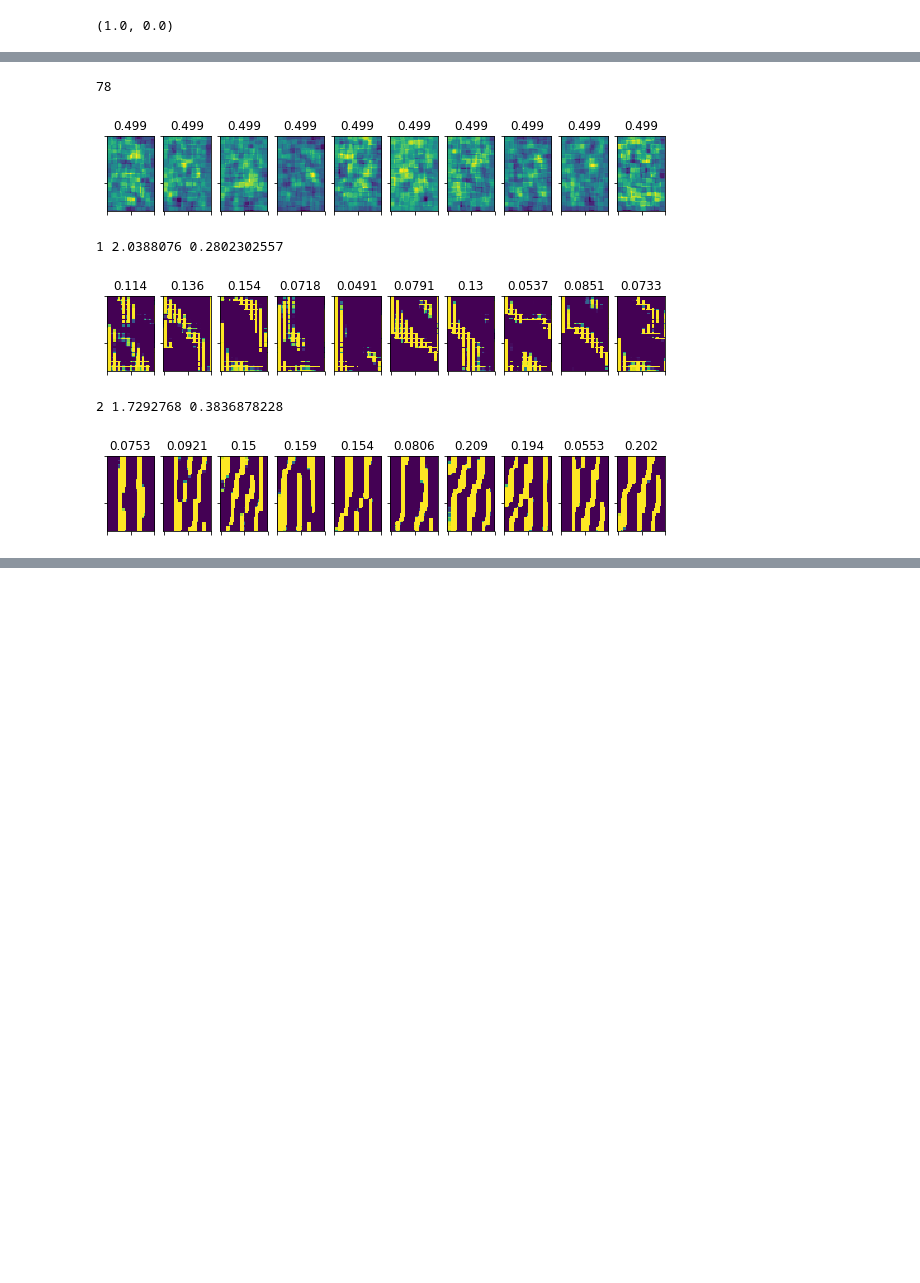
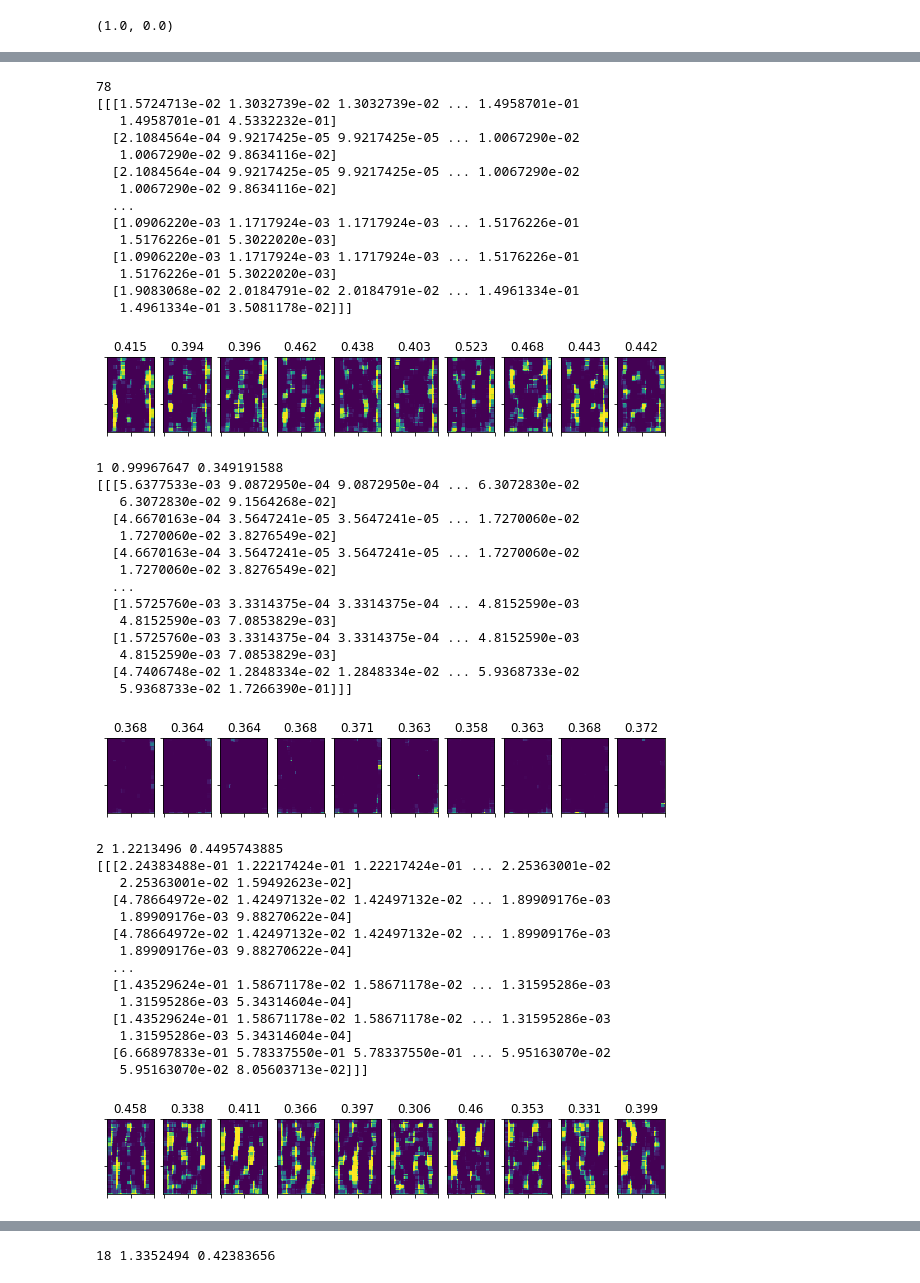
Before and after one commit to jtwhite79/box_compare, a Jupyter notebook: explore_tf_gan_cnn.ipynb, the cells around one changed output, grey strips where cells are left out. Cells and saved outputs as stored; diff of their text form; code cells hidden in the pictures; blank space fills up the shorter version.

```diff
--- a/explore_tf_gan_cnn.ipynb
+++ b/explore_tf_gan_cnn.ipynb
@@ -38,15 +40,15 @@ plt.imshow(tr_im[0,:].reshape((nrow,ncol)))
 npar = 100 #number of standard normal deviates to feed to generator input
 # %%
 #opt = tf.train.AdamOptimizer(learning_rate=0.0005,beta1=0.5)
-opt_gen = Adam(lr=0.0002,beta_1=0.5)
-opt_dis = SGD(lr= 0.0001)
+opt_gen = Adam(lr=0.00002,beta_1=0.5)
+opt_dis = SGD(lr=0.00002)
 # %%
 tr_im.max(),tr_im.min()
 # %% [output]
 (1.0, 0.0)
 # %%
 generator = Sequential()
-generator.add(Dense(100*8*5, input_shape=(npar,), kernel_initializer=initializers.RandomNormal(stddev=0.02)))
+generator.add(Dense(100*8*5, input_shape=(npar,), kernel_initializer=keras.initializers.RandomUniform(minval=-2, maxval=2.0)))
 generator.add(LeakyReLU(0.2))
 generator.add(Reshape((100, 8, 5)))
 generator.add(UpSampling2D(size=(2, 2)))
@@ -59,4 +61,4 @@ generator.add(LeakyReLU(0.2))
 generator.add(UpSampling2D(size=(5, 5)))
 generator.add(Conv2D(1, kernel_size=3, padding='same', activation='sigmoid'))
 generator.compile(loss='binary_crossentropy', optimizer=opt_gen)
-generator.summary()
+#generator.summary()
@@ -81,7 +65,7 @@ _________________________________________________________________
 # %%
 # Discriminator
 discriminator = Sequential()
-discriminator.add(Conv2D(64, kernel_size=3, strides=(2, 2), padding='same', input_shape=(1, 80, 50), kernel_initializer=initializers.RandomNormal(stddev=0.02)))
+discriminator.add(Conv2D(64, kernel_size=3, strides=(2, 2), padding='same', input_shape=(1, 80, 50), kernel_initializer=initializers.RandomNormal(mean=0.5,stddev=0.02)))
 discriminator.add(LeakyReLU(0.2))
 discriminator.add(Dropout(0.3))
 discriminator.add(Conv2D(128, kernel_size=3, strides=(2, 2), padding='same'))
@@ -96,4 +80,4 @@ discriminator.add(Dropout(0.3))
 discriminator.add(Flatten())
 discriminator.add(Dense(1, activation='sigmoid'))
 discriminator.compile(loss='binary_crossentropy', optimizer=opt_gen)
-discriminator.summary()
+#discriminator.summary()
@@ -121,7 +87,7 @@ gi = Input(shape=(npar,))
 x = generator(gi)
 go = discriminator(x)
 gan = Model(inputs=gi,outputs=go)
-gan.compile(loss="binary_crossentropy",optimizer=opt)
+gan.compile(loss="binary_crossentropy",optimizer=opt_gen)
 # %%
 
 def plot_gen():
@@ -149,38 +123,77 @@ batch_count = int(tr_im.shape[0] / batch_size)
 print(batch_count)
 plot_gen()
 plt.show()
-for e in range(1,400):
+for e in range(1,300):
     for bc in range(batch_count):
         noise = np.random.randn(batch_size,npar)
         tr_im_batch = tr_im[np.random.randint(0,tr_im.shape[0],size=batch_size)]
         gen_im = generator.predict(noise)
         tr_im_batch = np.resize(tr_im_batch,(batch_size,1,nrow,ncol))
         #print(gen_im.shape,tr_im_batch.shape)
         tr_im_batch = np.concatenate([tr_im_batch,gen_im])
         #noisy labels and flipped labels...
         tr_im_lab = np.zeros(tr_im_batch.shape[0])
-        if False:#np.random.rand(1) <= 0.05:
+        if np.random.rand(1) <= 0.025:
             tr_im_lab[batch_size:] = np.random.uniform(0.9,1.0,size=batch_size)
             tr_im_lab[:batch_size] = np.random.uniform(0.0,0.1,size=batch_size)
         else:
             tr_im_lab[:batch_size] = np.random.uniform(0.9,1.0,size=batch_size)
             tr_im_lab[batch_size:] = np.random.uniform(0.0,0.1,size=batch_size)
         discriminator.trainable = True
         dloss = discriminator.train_on_batch(tr_im_batch,tr_im_lab)
         noise = np.random.randn(batch_size,npar)
         tr_img_lab = np.ones(batch_size)
         discriminator.trainable = False
         gloss = gan.train_on_batch(noise,tr_img_lab)
         print(bc,gloss,dloss,end="\r")
     if e % 1 == 0:
         print(e,gloss,dloss)
         plot_gen()
         plt.show()
         generator.save(os.path.join(o_d,"gen_{0}.h5").format(e))
 # %% [output]
 78
+[[[1.5724713e-02 1.3032739e-02 1.3032739e-02 ... 1.4958701e-01
+   1.4958701e-01 4.5332232e-01]
+  [2.1084564e-04 9.9217425e-05 9.9217425e-05 ... 1.0067290e-02
+   1.0067290e-02 9.8634116e-02]
+  [2.1084564e-04 9.9217425e-05 9.9217425e-05 ... 1.0067290e-02
+   1.0067290e-02 9.8634116e-02]
+  ...
+  [1.0906220e-03 1.1717924e-03 1.1717924e-03 ... 1.5176226e-01
+   1.5176226e-01 5.3022020e-03]
+  [1.0906220e-03 1.1717924e-03 1.1717924e-03 ... 1.5176226e-01
+   1.5176226e-01 5.3022020e-03]
+  [1.9083068e-02 2.0184791e-02 2.0184791e-02 ... 1.4961334e-01
+   1.4961334e-01 3.5081178e-02]]]
-[figure, old version]
+[figure, new version]
-1 2.0388076 0.2802302557
+1 0.99967647 0.349191588
+[[[5.6377533e-03 9.0872950e-04 9.0872950e-04 ... 6.3072830e-02
+   6.3072830e-02 9.1564268e-02]
+  [4.6670163e-04 3.5647241e-05 3.5647241e-05 ... 1.7270060e-02
+   1.7270060e-02 3.8276549e-02]
+  [4.6670163e-04 3.5647241e-05 3.5647241e-05 ... 1.7270060e-02
+   1.7270060e-02 3.8276549e-02]
+  ...
+  [1.5725760e-03 3.3314375e-04 3.3314375e-04 ... 4.8152590e-03
+   4.8152590e-03 7.0853829e-03]
+  [1.5725760e-03 3.3314375e-04 3.3314375e-04 ... 4.8152590e-03
+   4.8152590e-03 7.0853829e-03]
+  [4.7406748e-02 1.2848334e-02 1.2848334e-02 ... 5.9368733e-02
+   5.9368733e-02 1.7266390e-01]]]
-[figure, old version]
+[figure, new version]
-2 1.7292768 0.3836878228
+2 1.2213496 0.4495743885
+[[[2.24383488e-01 1.22217424e-01 1.22217424e-01 ... 2.25363001e-02
+   2.25363001e-02 1.59492623e-02]
+  [4.78664972e-02 1.42497132e-02 1.42497132e-02 ... 1.89909176e-03
+   1.89909176e-03 9.88270622e-04]
+  [4.78664972e-02 1.42497132e-02 1.42497132e-02 ... 1.89909176e-03
+   1.89909176e-03 9.88270622e-04]
+  ...
+  [1.43529624e-01 1.58671178e-02 1.58671178e-02 ... 1.31595286e-03
+   1.31595286e-03 5.34314604e-04]
+  [1.43529624e-01 1.58671178e-02 1.58671178e-02 ... 1.31595286e-03
+   1.31595286e-03 5.34314604e-04]
+  [6.66897833e-01 5.78337550e-01 5.78337550e-01 ... 5.95163070e-02
+   5.95163070e-02 8.05603713e-02]]]
-[figure, old version]
+[figure, new version]
@@ -186,0 +215 @@ for e in range(1,400):
+18 1.3352494 0.42383656
```
Also changed, not shown: parts of 5 cells of this notebook.
